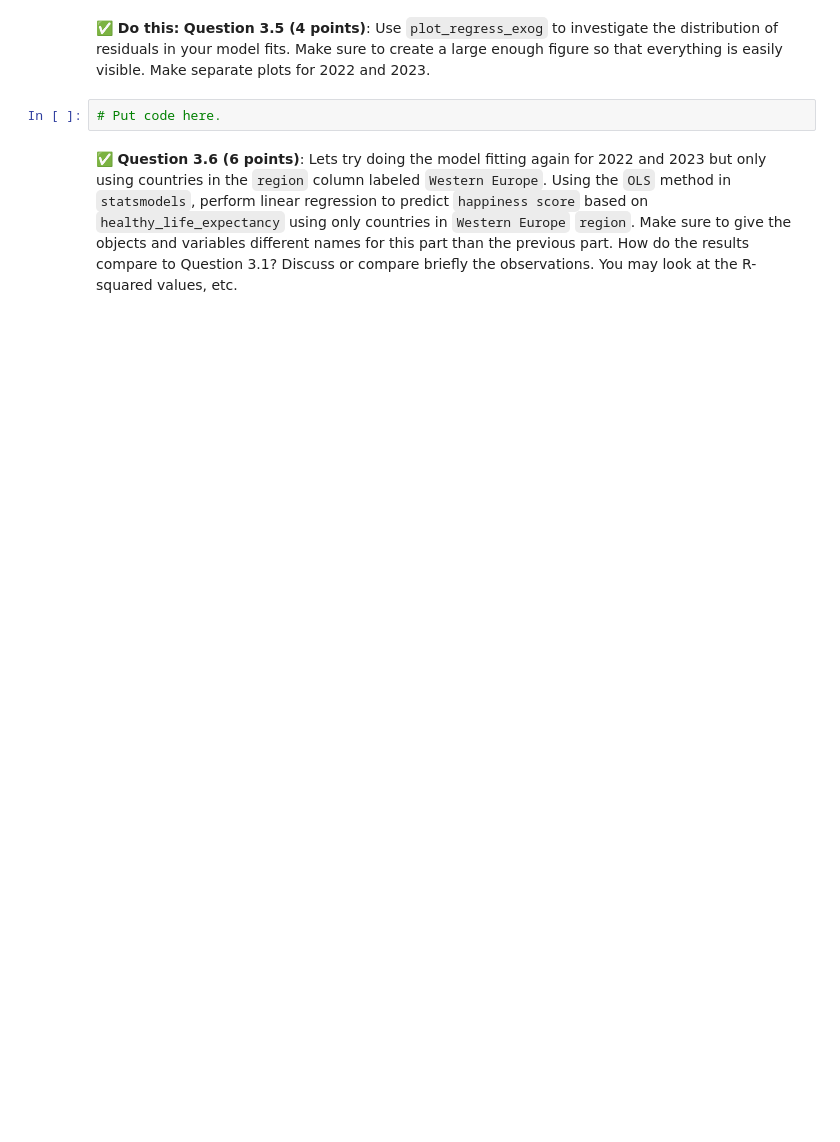
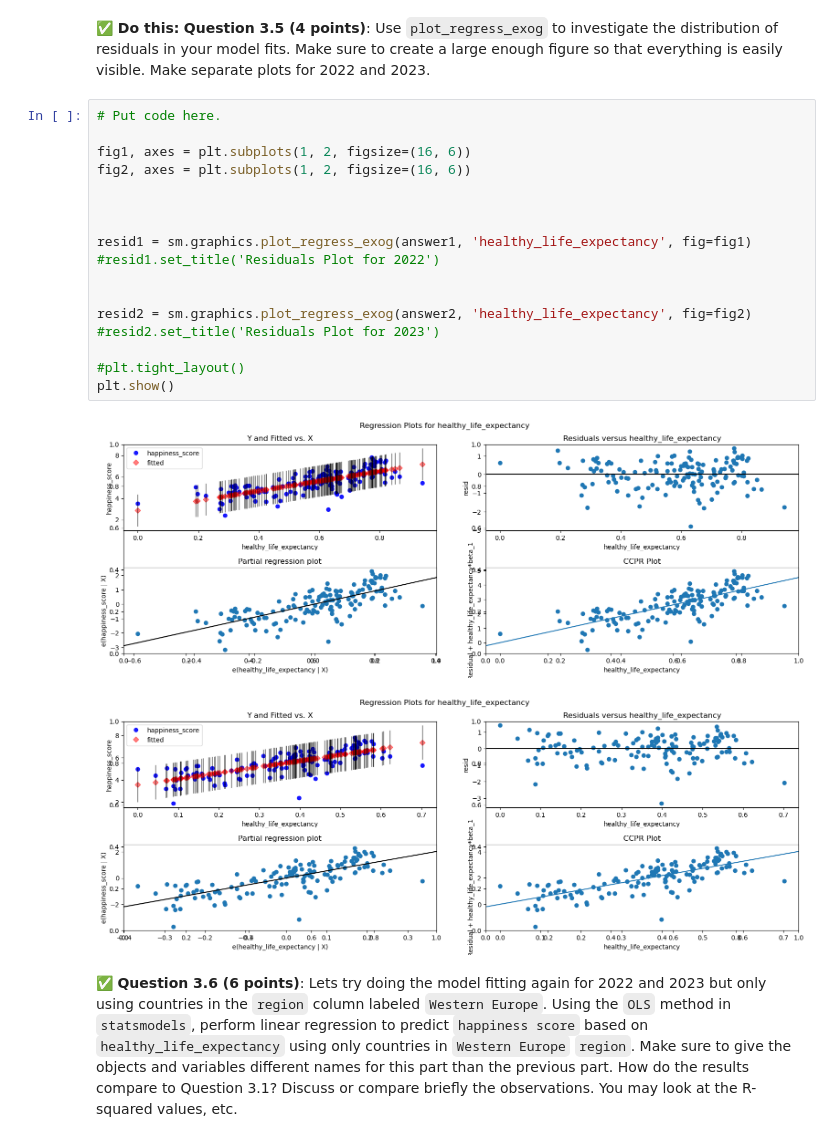
Before and after one commit to rags45/CMSE202-f23-turnin, a Jupyter notebook: hw-03/HW-03_Regression-S24-STUDENT.ipynb, the cells around one changed output. Cells and saved outputs as stored; diff of their text form; blank space fills up the shorter version.

```diff
--- a/hw-03/HW-03_Regression-S24-STUDENT.ipynb
+++ b/hw-03/HW-03_Regression-S24-STUDENT.ipynb
@@ -175,6 +230,24 @@ In this part, we'll perform some one-variable linear regression analysis on the
 # %% [markdown]
 **&#9989; Do this:** **Question 3.5 (4 points)**: Use `plot_regress_exog` to investigate the distribution of residuals in your model fits. Make sure to create a large enough figure so that everything is easily visible. Make separate plots for 2022 and 2023.
-# %%
-# Put code here.
+# %%
+# Put code here.
+
+fig1, axes = plt.subplots(1, 2, figsize=(16, 6))
+fig2, axes = plt.subplots(1, 2, figsize=(16, 6))
+
+
+
+resid1 = sm.graphics.plot_regress_exog(answer1, 'healthy_life_expectancy', fig=fig1)
+#resid1.set_title('Residuals Plot for 2022')
+
+
+resid2 = sm.graphics.plot_regress_exog(answer2, 'healthy_life_expectancy', fig=fig2)
+#resid2.set_title('Residuals Plot for 2023')
+
+#plt.tight_layout()
+plt.show()
+# %% [output]
+[figure, added]
+[figure, added]
 # %% [markdown]
 &#9989;  **Question 3.6 (6 points)**: Lets try doing the model fitting again for 2022 and 2023 but only using countries in the `region` column labeled `Western Europe`. Using the `OLS` method in `statsmodels`, perform linear regression to predict `happiness score` based on `healthy_life_expectancy` using only countries in `Western Europe` `region`. Make sure to give the objects and variables different names for this part than the previous part. How do the results compare to Question 3.1? Discuss or compare briefly the observations. You may look at the R-squared values, etc.
```
Also changed, not shown: parts of 11 cells of this notebook.
